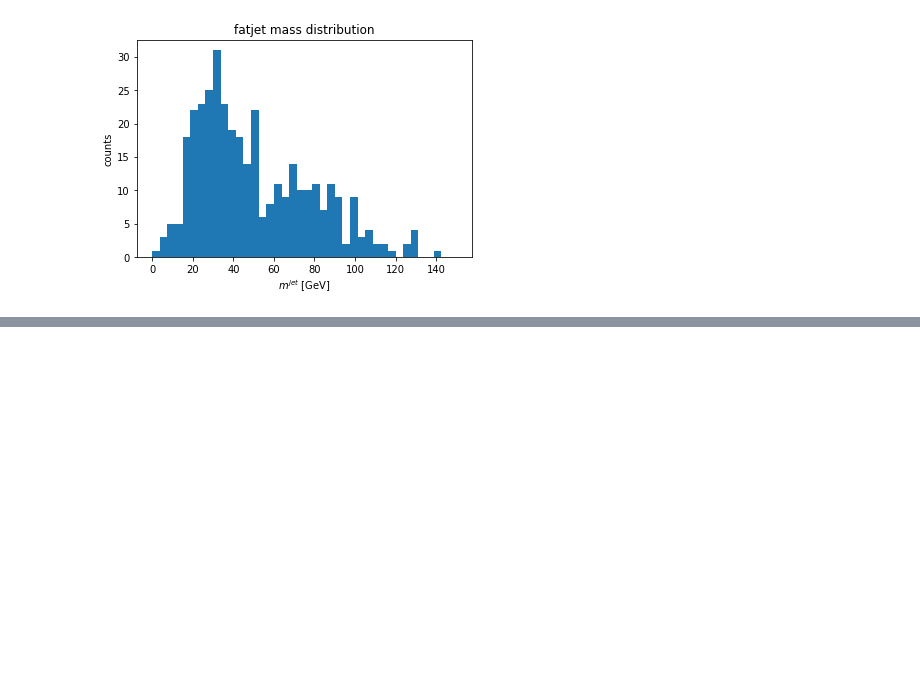
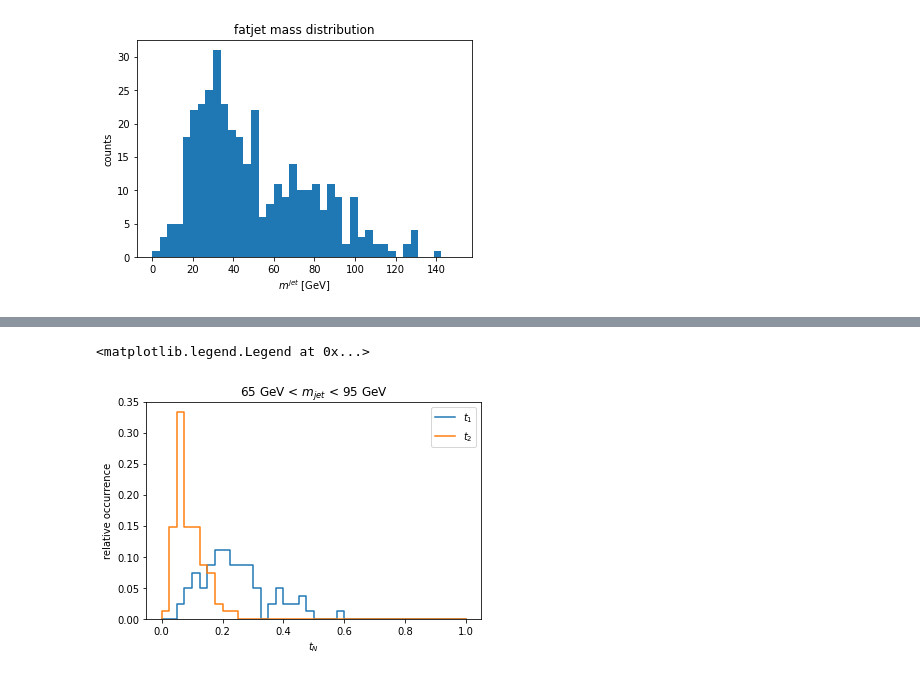
Before and after one commit to rdelliga/coffea, a Jupyter notebook: WPLEPWMHADjj_plot.ipynb, the cells around one changed output, grey strips where cells are left out. Drawn from its saved outputs; the diff is of its cells as text; code cells hidden in the pictures; blank space fills up the shorter version.

```diff
--- a/WPLEPWMHADjj_plot.ipynb
+++ b/WPLEPWMHADjj_plot.ipynb
@@ -246,0 +252,27 @@ plt.hist(ak.flatten((first_jet+second_jet).mass), bins=40, range=[0,5000], label
+# %%
+#Take the fatjets
+fatjets = events.FatJet
+# Get only fatjets with mass between 65 and 95
+limits = ((fatjets.mass>65) & (fatjets.mass<95))
+#Get the variables of N-subjectiness
+good_fatjets=fatjets[limits]
+tau_1=good_fatjets.tau1
+tau_2=good_fatjets.tau2
+#Normalization factors
+norm_1 = ak.sum(ak.num(tau_1))
+norm_2 = ak.sum(ak.num(tau_2))
+
+#Plot two histograms together
+h = hist.Hist(hist.axis.StrCategory(name='channel', label='Channel', categories=['$t_{1}$', '$t_{2}$']),
+                      hist.axis.Regular(name='t', label='tau', bins=40, start= 0, stop=1))
+
+h.fill(channel='$t_{1}$', t=ak.flatten(tau_1), weight=1/norm_1)
+h.fill(channel='$t_{2}$', t=ak.flatten(tau_2), weight=1/norm_2)
+h.plot()
+plt.title("65 GeV < $m_{jet}$ < 95 GeV")
+plt.xlabel("$t_{N}$")
+plt.ylabel("relative occurrence")
+plt.legend()
+# %% [output]
+<matplotlib.legend.Legend at 0x...>
+[figure, added]
```
Also changed, not shown: parts of 7 cells of this notebook.
